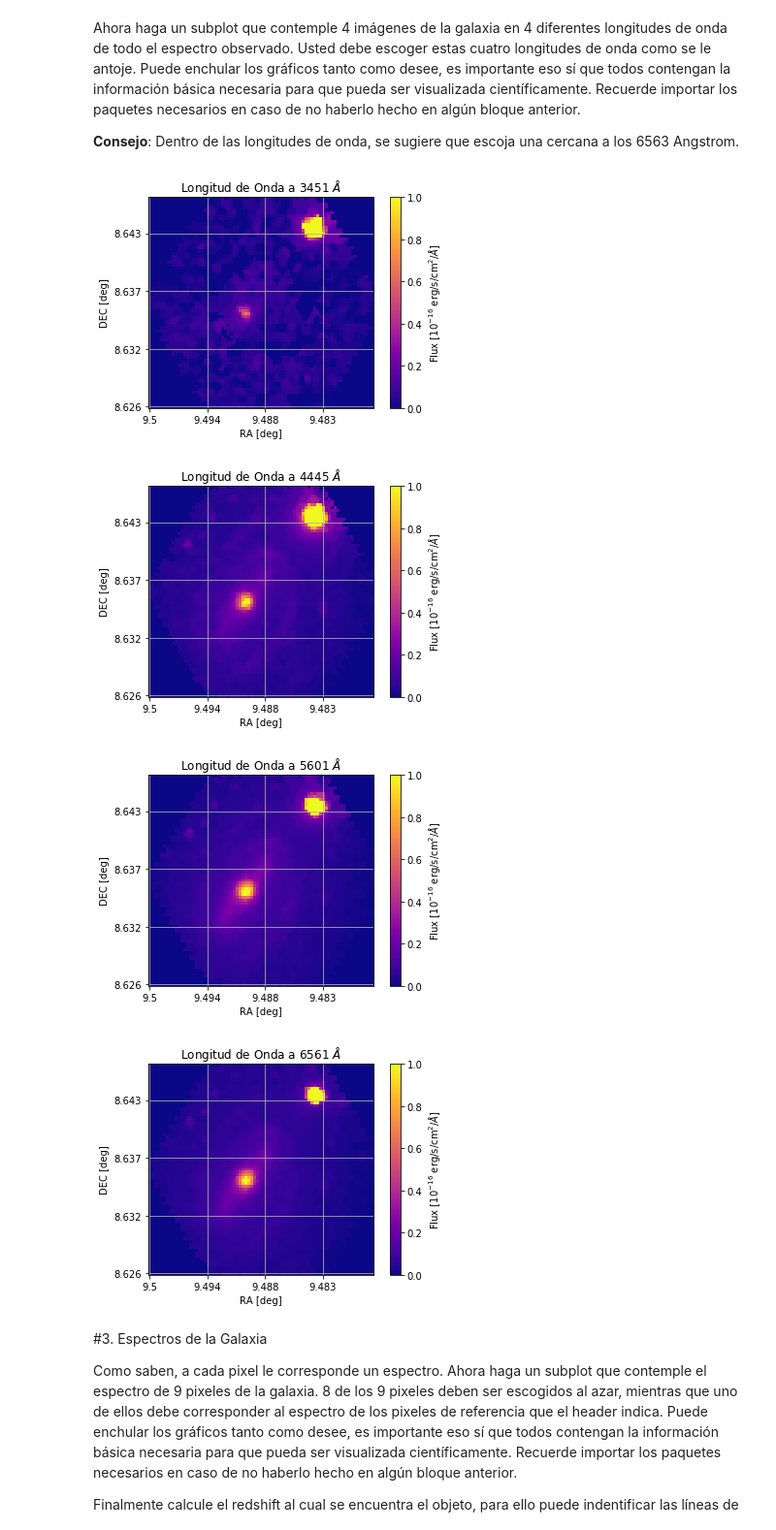
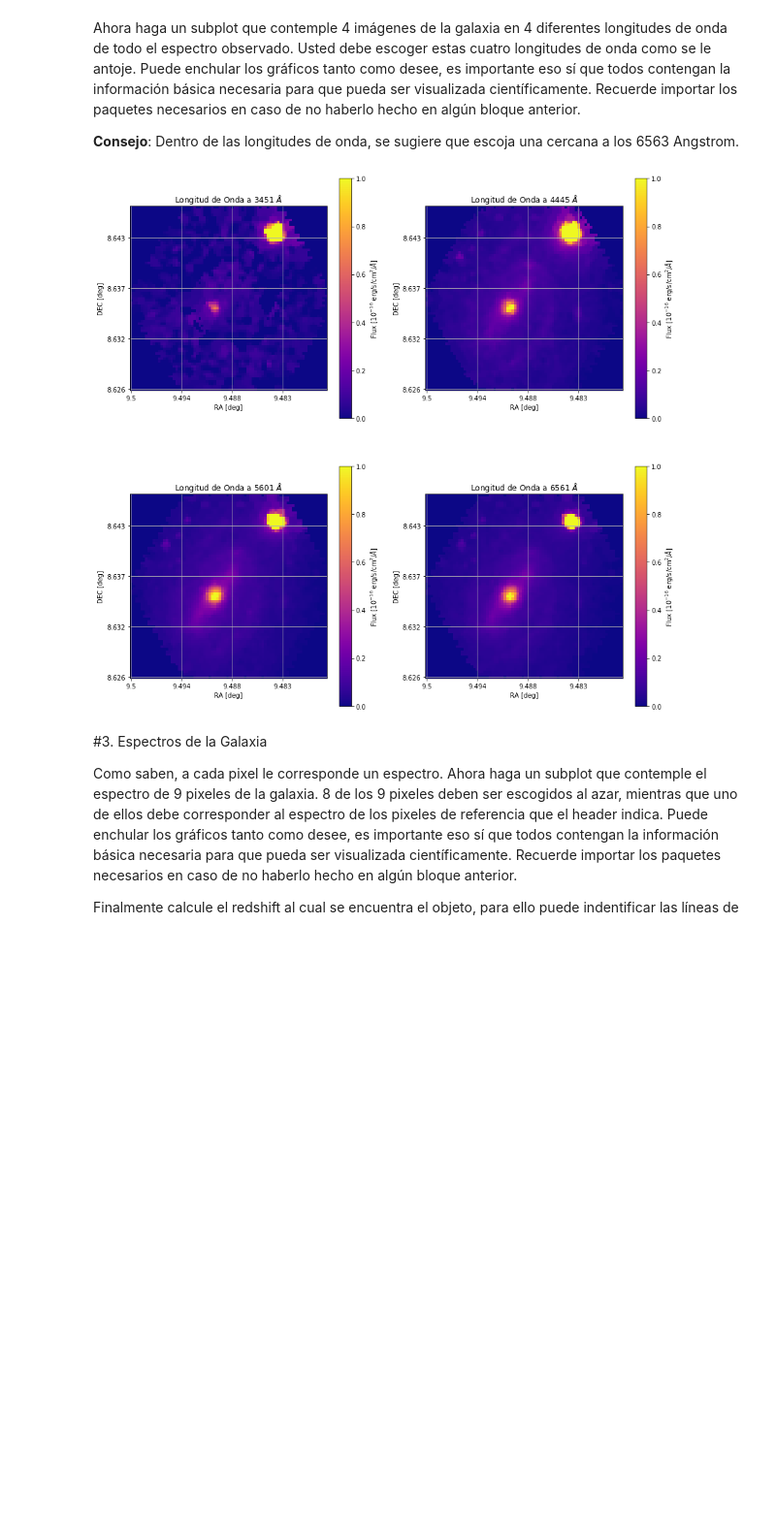
Before and after one commit to SimonSanfeliu/minitarea4, a Jupyter notebook: minitarea4.ipynb, the cells around one changed output. Shown at 97% size. Drawn from its saved outputs; the diff is of its cells as text; code cells hidden in the pictures; blank space fills up the shorter version.

```diff
--- a/minitarea4.ipynb
+++ b/minitarea4.ipynb
@@ -67,7 +67,7 @@ Ahora haga un subplot que contemple 4 imágenes de la galaxia en 4 diferentes lo
 
 **Consejo**: Dentro de las longitudes de onda, se sugiere que escoja una cercana a los 6563 Angstrom.
 # %%
-
+plt.figure(figsize=(15,15))
 data = hdu.data
 
 delt1 = np.arange(0,header['NAXIS1']) - (header['CRPIX1']-1)
@@ -82,6 +82,7 @@ delt3 = np.arange(0,header['NAXIS3'])
 step3 = delt3*header['CD3_3']
 lo = step3 + header['CRVAL3']
 
+plt.subplot(221)
 plt.imshow(data[1],cmap='plasma',origin='lower',vmin=0,vmax=1)
 plt.xticks((0,20,40,60),(round(ra[0],3),round(ra[20],3),round(ra[40],3),round(ra[60],3)))
 plt.yticks((0,20,40,60),(round(dec[0],3),round(dec[20],3),round(dec[40],3),round(dec[60],3)))
@@ -91,44 +92,41 @@ plt.ylabel('DEC [deg]')
 plt.title('Longitud de Onda a 3451 $\AA$')
 cb = plt.colorbar()
 cb.set_label('Flux [10$^{-16}$ erg/s/cm$^2$/$\AA$]')
-plt.show()
 
+plt.subplot(222)
 plt.imshow(data[348],cmap='plasma',origin='lower',vmin=0,vmax=1)
 plt.xticks((0,20,40,60),(round(ra[0],3),round(ra[20],3),round(ra[40],3),round(ra[60],3)))
 plt.yticks((0,20,40,60),(round(dec[0],3),round(dec[20],3),round(dec[40],3),round(dec[60],3)))
 plt.grid(b=None)
 plt.xlabel('RA [deg]')
 plt.ylabel('DEC [deg]')
 plt.title('Longitud de Onda a 4445 $\AA$')
 cb = plt.colorbar()
 cb.set_label('Flux [10$^{-16}$ erg/s/cm$^2$/$\AA$]')
-plt.show()
 
+plt.subplot(223)
 plt.imshow(data[1062],cmap='plasma',origin='lower',vmin=0,vmax=1)
 plt.xticks((0,20,40,60),(round(ra[0],3),round(ra[20],3),round(ra[40],3),round(ra[60],3)))
 plt.yticks((0,20,40,60),(round(dec[0],3),round(dec[20],3),round(dec[40],3),round(dec[60],3)))
 plt.grid(b=None)
 plt.xlabel('RA [deg]')
 plt.ylabel('DEC [deg]')
 plt.title('Longitud de Onda a 5601 $\AA$')
 cb = plt.colorbar()
 cb.set_label('Flux [10$^{-16}$ erg/s/cm$^2$/$\AA$]')
-plt.show()
 
+plt.subplot(224)
 plt.imshow(data[1406],cmap='plasma',origin='lower',vmin=0,vmax=1)
 plt.xticks((0,20,40,60),(round(ra[0],3),round(ra[20],3),round(ra[40],3),round(ra[60],3)))
 plt.yticks((0,20,40,60),(round(dec[0],3),round(dec[20],3),round(dec[40],3),round(dec[60],3)))
 plt.grid(b=None)
 plt.xlabel('RA [deg]')
 plt.ylabel('DEC [deg]')
 plt.title('Longitud de Onda a 6561 $\AA$')
 cb = plt.colorbar()
 cb.set_label('Flux [10$^{-16}$ erg/s/cm$^2$/$\AA$]')
 # %% [output]
-[figure, old version]
+[figure, new version]
-[figure, removed]
-[figure, removed]
-[figure, removed]
 # %% [markdown]
 #3. Espectros de la Galaxia
 
```
Also changed, not shown: parts of 3 cells of this notebook.
